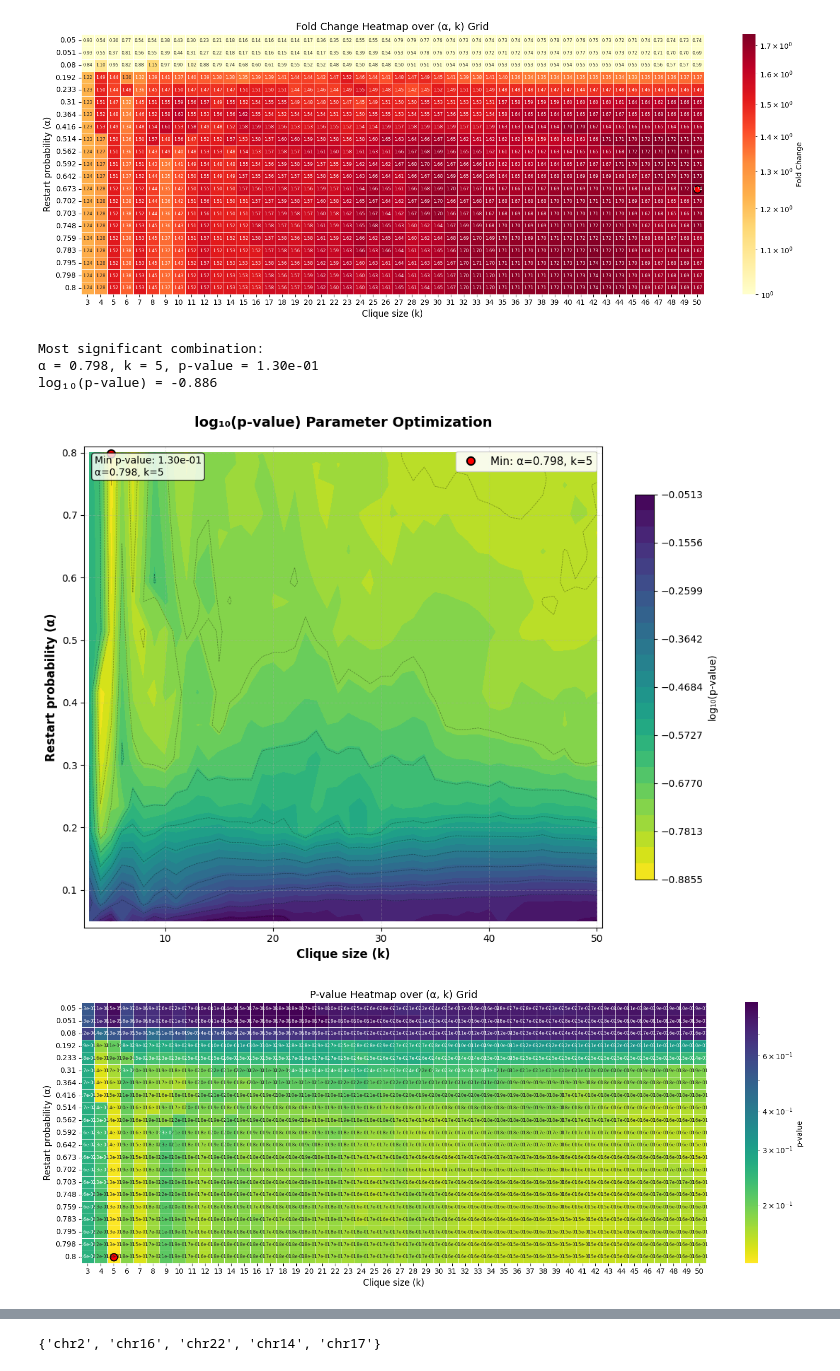
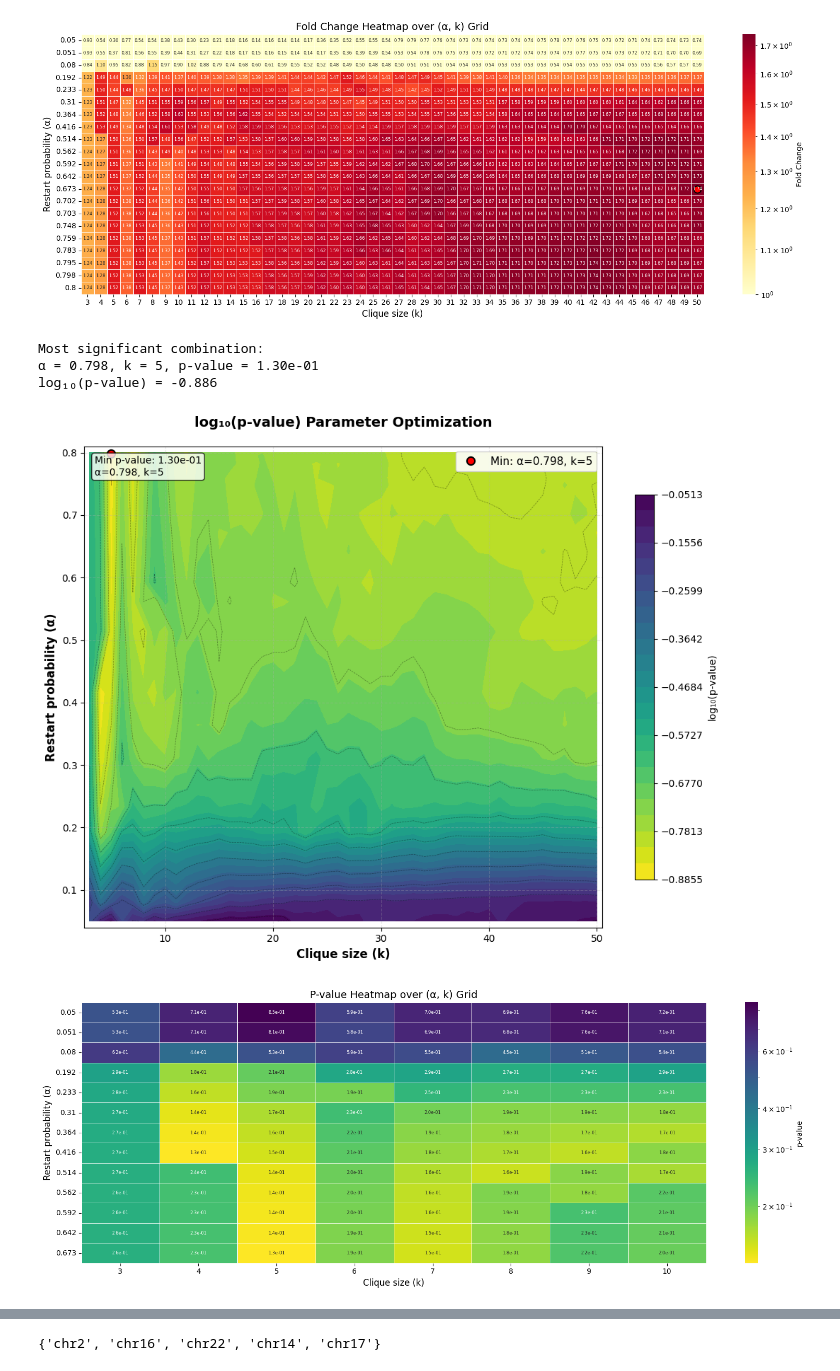
Before and after one commit to ethanoutangoun/chromatin-heart-dev, a Jupyter notebook: ttn_bin_selection.ipynb, the cells around one changed output, grey strips where cells are left out. Saved outputs shown, nothing was run; the diff lists cells and outputs as text; code cells hidden in the pictures.

```diff
--- a/ttn_bin_selection.ipynb
+++ b/ttn_bin_selection.ipynb
@@ -61,14 +61,14 @@ core.visuals.plot_fold_change_heatmap_from_log('full_alpha_k_log.csv')
 # %%
 import core.visuals
 
 core.visuals.plot_pval_contours_from_csv('full_alpha_k_log.csv')
-core.visuals.plot_pval_heatmap_from_log('full_alpha_k_log.csv')
+core.visuals.plot_pval_heatmap_from_log('full_alpha_k_log.csv', alpha_range=(0.01, 0.68), k_range=(1,10))
 # %% [output]
 Most significant combination:
 α = 0.798, k = 5, p-value = 1.30e-01
 log₁₀(p-value) = -0.886
 [figure]
-[figure, old version]
+[figure, new version]
 # %%
 import core.visuals
 
```
Also changed, not shown: parts of 1 cell of this notebook, 9 other files.
